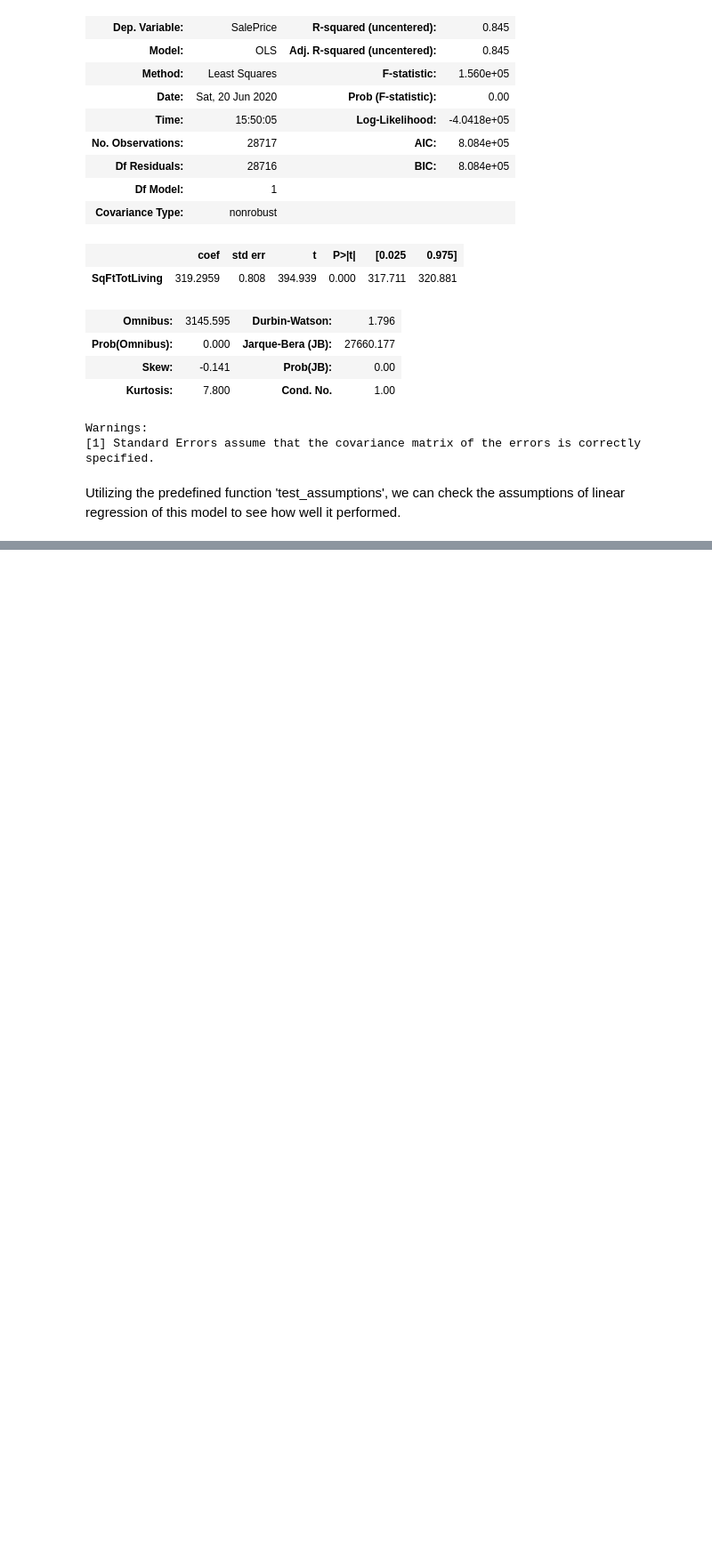
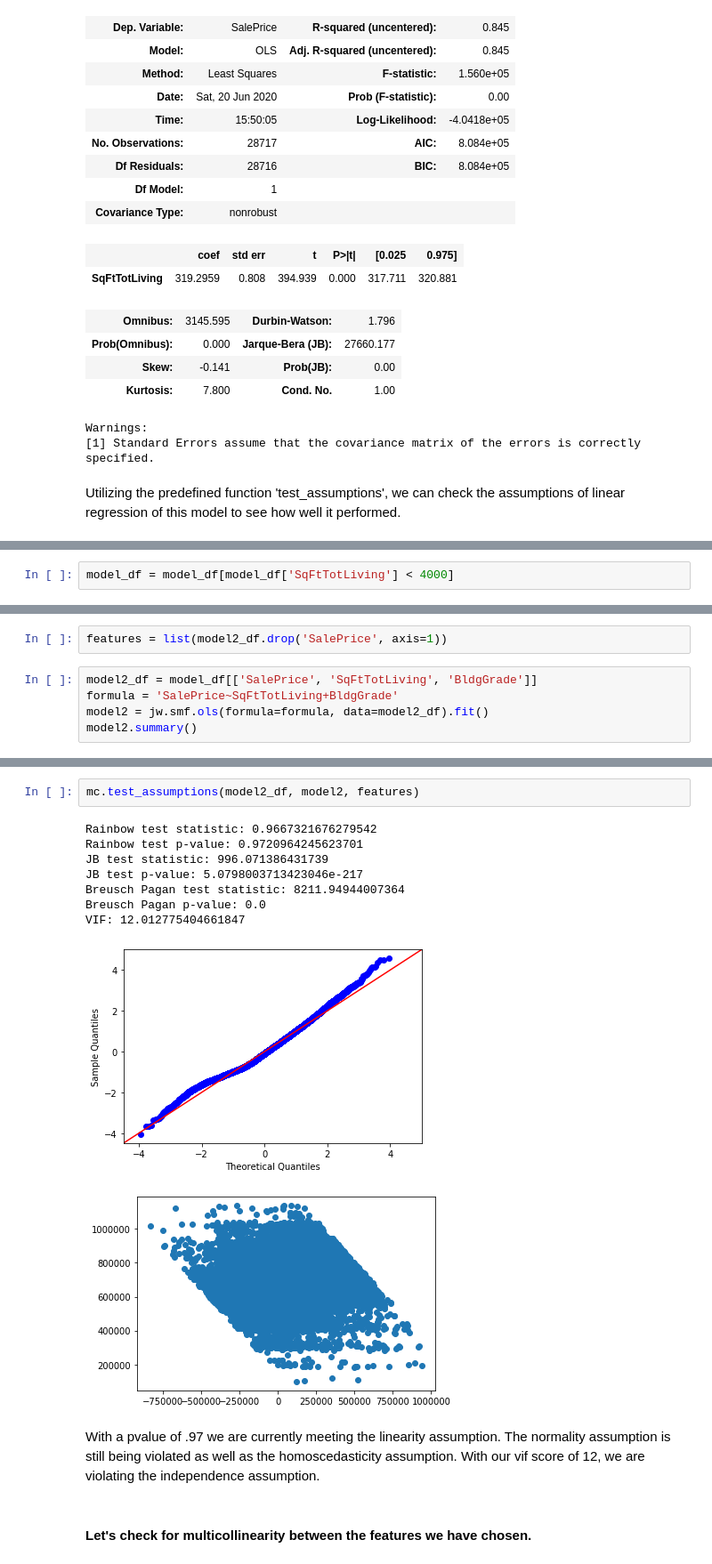
Before and after one commit to KarimOliver/mod_2_flatiron_project, a Jupyter notebook: notebooks/report/final_notebook.ipynb, the cells around one changed output, grey strips where cells are left out. Shown at 89% size. Drawn from its saved outputs; the diff is of its cells as text; blank space fills up the shorter version.

```diff
--- a/notebooks/report/final_notebook.ipynb
+++ b/notebooks/report/final_notebook.ipynb
@@ -195,0 +293,2 @@ Utilizing the predefined function 'test_assumptions', we can check the assumptio
+# %%
+model_df = model_df[model_df['SqFtTotLiving'] < 4000]
@@ -195,0 +305,7 @@ Utilizing the predefined function 'test_assumptions', we can check the assumptio
+# %%
+features = list(model2_df.drop('SalePrice', axis=1))
+# %%
+model2_df = model_df[['SalePrice', 'SqFtTotLiving', 'BldgGrade']]
+formula = 'SalePrice~SqFtTotLiving+BldgGrade'
+model2 = jw.smf.ols(formula=formula, data=model2_df).fit()
+model2.summary()
@@ -195,0 +335,16 @@ Utilizing the predefined function 'test_assumptions', we can check the assumptio
+# %%
+mc.test_assumptions(model2_df, model2, features)
+# %% [output]
+Rainbow test statistic: 0.9667321676279542
+Rainbow test p-value: 0.9720964245623701
+JB test statistic: 996.071386431739
+JB test p-value: 5.0798003713423046e-217
+Breusch Pagan test statistic: 8211.94944007364
+Breusch Pagan p-value: 0.0
+VIF: 12.012775404661847
+[figure, added]
+[figure, added]
+# %% [markdown]
+With a pvalue of .97 we are currently meeting the linearity assumption. The normality assumption is still being violated as well as the homoscedasticity assumption. With our vif score of 12, we are violating the independence assumption.
+# %% [markdown]
+#### Let's check for multicollinearity between the features we have chosen.
```
Also changed, not shown: parts of 43 cells of this notebook, 3 other files.
